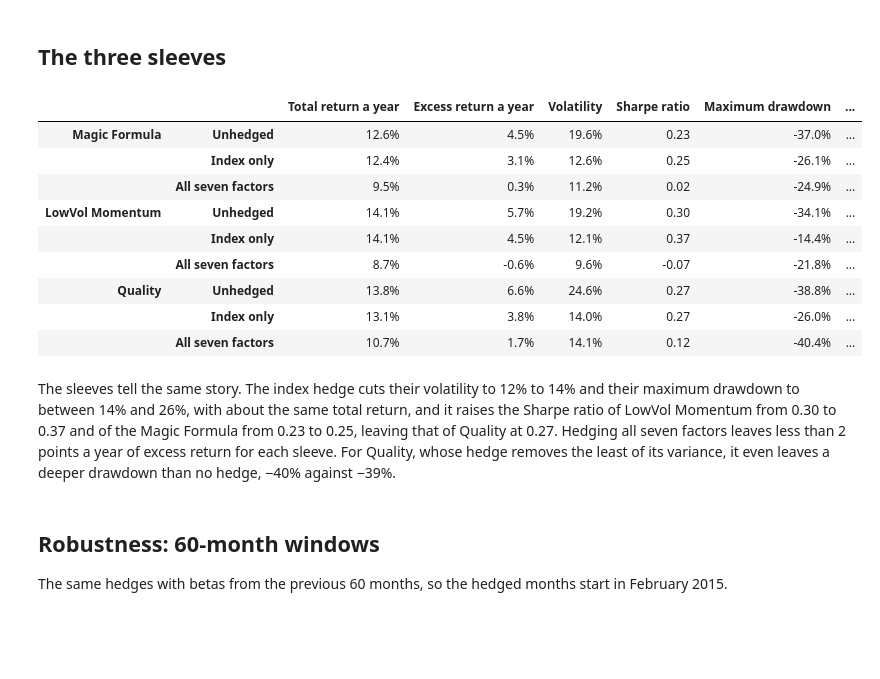
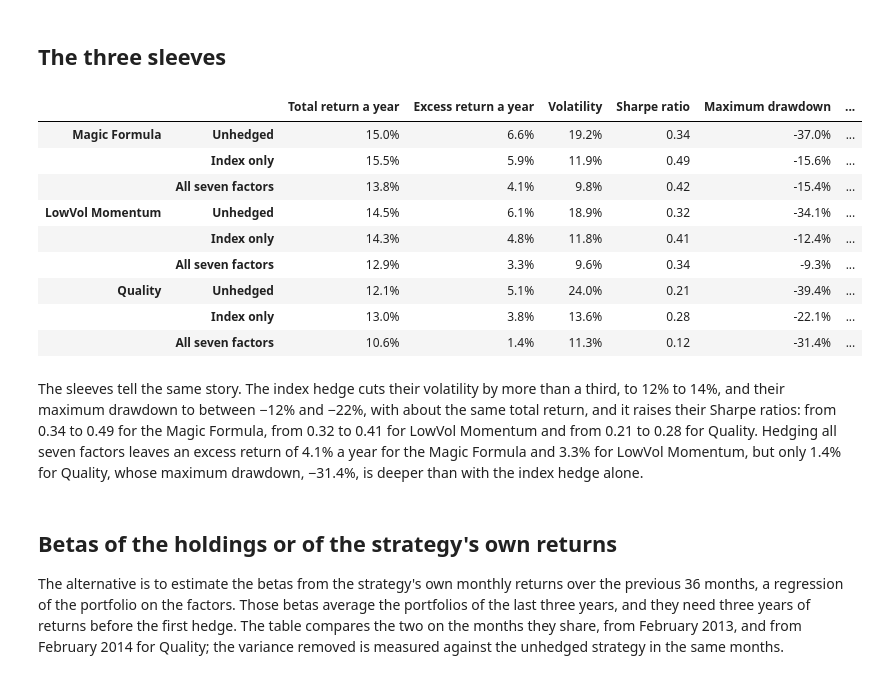
Before and after one commit to pedroandion/orthogonal-factors-brazil, a Jupyter notebook: 07_factor_hedge.ipynb, the cells around one changed output. Cells and saved outputs as stored; diff of their text form; code cells hidden in the pictures; blank space fills up the shorter version.

```diff
--- a/07_factor_hedge.ipynb
+++ b/07_factor_hedge.ipynb
@@ -40,0 +59,34 @@ strategies = to_monthly(load_brazil_strategies()).loc[MONTHLY_SAMPLE]
+# %%
+def stock_betas(day, tickers, window = 252, min_days = 200):
+    # Betas of each stock on the seven factors, and on the market alone, from the `window` trading days up to `day`
+    end = days.get_loc(day)
+    F = factors_daily.iloc[max(0, end - window + 1):end + 1]
+    X = np.column_stack([np.ones(len(F)), F.values])
+    rows = {}
+    for ticker in tickers:
+        y = stock_returns[ticker].reindex(F.index).values
+        ok = ~np.isnan(y)
+        if ok.sum() < min_days:
+            continue
+        betas = np.linalg.lstsq(X[ok], y[ok], rcond = None)[0][1:]
+        capm = np.linalg.lstsq(X[ok][:, :2], y[ok], rcond = None)[0][1]
+        rows[ticker] = np.append(betas, capm)
+    return pd.DataFrame(rows, index = BRAZIL_FACTORS + ['CAPM']).T
+
+def portfolio_betas(window = 252, min_days = 200):
+    # Betas of each strategy at each rebalance, averaged over its holdings with the portfolio weights.
+    # Stocks without enough history are left out and the weights of the others rescaled.
+    rows = {}
+    for date in rebalances:
+        signal_day = days[days.get_loc(date) - 1]
+        held = holdings[holdings['Date'] == date]
+        betas = stock_betas(signal_day, held['Ticker'].unique(), window, min_days)
+        for strategy, group in held.groupby('Strategy'):
+            weights = group.set_index('Ticker')['Weight']
+            covered = weights.index.intersection(betas.index)
+            rows[(strategy, date)] = pd.concat([betas.loc[covered].mul(weights[covered], axis = 0).sum() / weights[covered].sum(),
+                                                pd.Series({'Coverage': weights[covered].sum()})])
+    return pd.DataFrame(rows).T
+
+betas = portfolio_betas()
+betas.groupby(level = 0)['Coverage'].agg(['mean', 'min']).style.format('{:.1%}')
@@ -155,8 +289,10 @@ Hedging an orthogonal factor removes its share of the variance. The table compar
 # %%
+factors_monthly = to_monthly(factors_daily).loc[MONTHLY_SAMPLE]
 budget = {}
-for s, (hedged, _) in results.items():
-    removed = 1 - hedged.var() / hedged['Unhedged'].var()
-    _, dr2 = decompose(strategies[s], factors)
+for s, series in hedged.items():
+    monthly = to_monthly(series)
+    removed = 1 - monthly.var() / monthly['Unhedged'].var()
+    _, dr2 = decompose(monthly['Unhedged'], factors_monthly)
     budget[s] = {('Market', 'Removed, out of sample'): removed['Market (orthogonal)'],
                  ('Market', 'Decomposed R², in sample'): dr2['Mkt_RF'],
                  ('Market and size', 'Removed, out of sample'): removed['Market and size (orthogonal)'],
@@ -176,23 +312,23 @@ The decomposition works as a risk budget out of sample. Hedging the orthogonal m
 # %% [markdown]
 ## The three sleeves
 # %%
-sleeves = pd.concat({s: results[s][0].apply(performance).T.loc[['Unhedged', 'Index only', 'All seven factors']]
+sleeves = pd.concat({s: hedged[s].apply(performance).T.loc[['Unhedged', 'Index only', 'All seven factors']]
                      for s in BRAZIL_STRATEGIES[1:]})
 sleeves.style.format(table_format)
 # %% [output]
 |  |  | Total return a year | Excess return a year | Volatility | Sharpe ratio | Maximum drawdown | ... |
-| Magic Formula | Unhedged | 12.6% | 4.5% | 19.6% | 0.23 | -37.0% | ... |
-|  | Index only | 12.4% | 3.1% | 12.6% | 0.25 | -26.1% | ... |
-|  | All seven factors | 9.5% | 0.3% | 11.2% | 0.02 | -24.9% | ... |
-| LowVol Momentum | Unhedged | 14.1% | 5.7% | 19.2% | 0.30 | -34.1% | ... |
-|  | Index only | 14.1% | 4.5% | 12.1% | 0.37 | -14.4% | ... |
-|  | All seven factors | 8.7% | -0.6% | 9.6% | -0.07 | -21.8% | ... |
-| Quality | Unhedged | 13.8% | 6.6% | 24.6% | 0.27 | -38.8% | ... |
-|  | Index only | 13.1% | 3.8% | 14.0% | 0.27 | -26.0% | ... |
-|  | All seven factors | 10.7% | 1.7% | 14.1% | 0.12 | -40.4% | ... |
+| Magic Formula | Unhedged | 15.0% | 6.6% | 19.2% | 0.34 | -37.0% | ... |
+|  | Index only | 15.5% | 5.9% | 11.9% | 0.49 | -15.6% | ... |
+|  | All seven factors | 13.8% | 4.1% | 9.8% | 0.42 | -15.4% | ... |
+| LowVol Momentum | Unhedged | 14.5% | 6.1% | 18.9% | 0.32 | -34.1% | ... |
+|  | Index only | 14.3% | 4.8% | 11.8% | 0.41 | -12.4% | ... |
+|  | All seven factors | 12.9% | 3.3% | 9.6% | 0.34 | -9.3% | ... |
+| Quality | Unhedged | 12.1% | 5.1% | 24.0% | 0.21 | -39.4% | ... |
+|  | Index only | 13.0% | 3.8% | 13.6% | 0.28 | -22.1% | ... |
+|  | All seven factors | 10.6% | 1.4% | 11.3% | 0.12 | -31.4% | ... |
 # %% [markdown]
-The sleeves tell the same story. The index hedge cuts their volatility to 12% to 14% and their maximum drawdown to between 14% and 26%, with about the same total return, and it raises the Sharpe ratio of LowVol Momentum from 0.30 to 0.37 and of the Magic Formula from 0.23 to 0.25, leaving that of Quality at 0.27. Hedging all seven factors leaves less than 2 points a year of excess return for each sleeve. For Quality, whose hedge removes the least of its variance, it even leaves a deeper drawdown than no hedge, −40% against −39%.
+The sleeves tell the same story. The index hedge cuts their volatility by more than a third, to 12% to 14%, and their maximum drawdown to between −12% and −22%, with about the same total return, and it raises their Sharpe ratios: from 0.34 to 0.49 for the Magic Formula, from 0.32 to 0.41 for LowVol Momentum and from 0.21 to 0.28 for Quality. Hedging all seven factors leaves an excess return of 4.1% a year for the Magic Formula and 3.3% for LowVol Momentum, but only 1.4% for Quality, whose maximum drawdown, −31.4%, is deeper than with the index hedge alone.
-# %% [markdown]
-## Robustness: 60-month windows
-
-The same hedges with betas from the previous 60 months, so the hedged months start in February 2015.
+# %% [markdown]
+## Betas of the holdings or of the strategy's own returns
+
+The alternative is to estimate the betas from the strategy's own monthly returns over the previous 36 months, a regression of the portfolio on the factors. Those betas average the portfolios of the last three years, and they need three years of returns before the first hedge. The table compares the two on the months they share, from February 2013, and from February 2014 for Quality; the variance removed is measured against the unhedged strategy in the same months.
```
Also changed, not shown: parts of 30 cells of this notebook, 9 other files.
